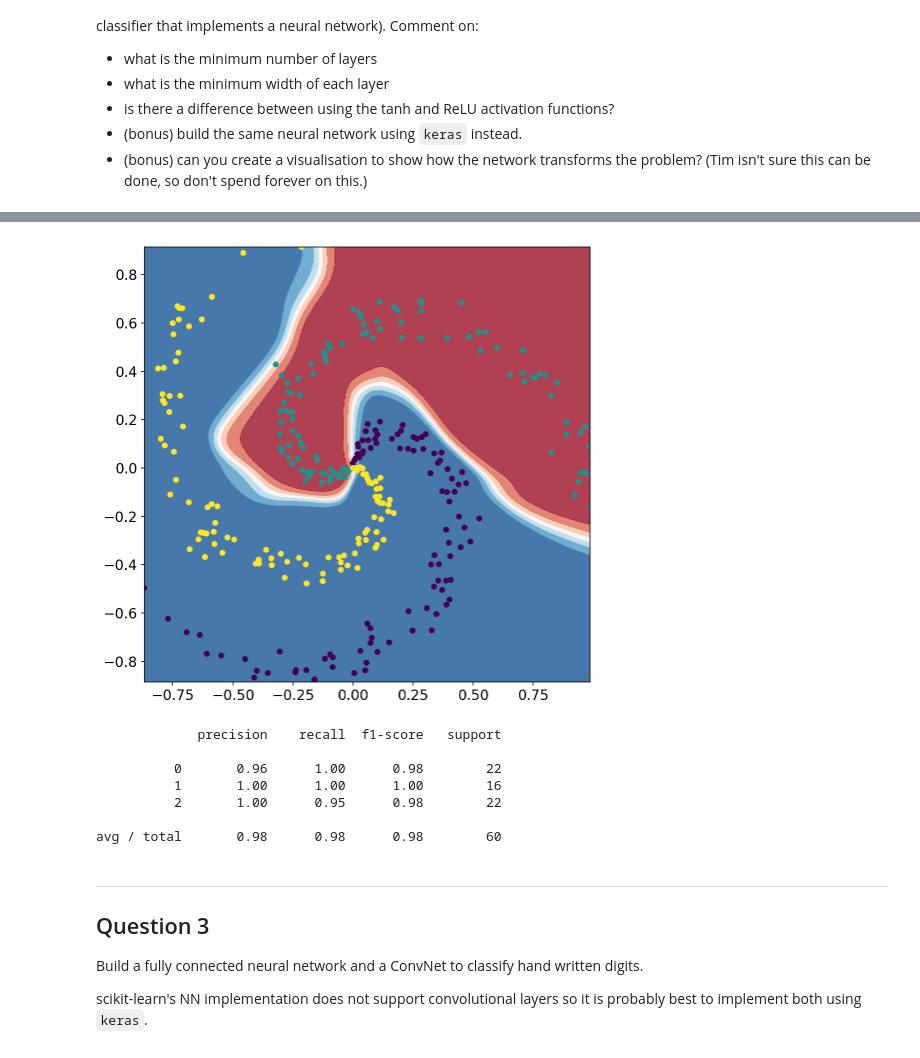
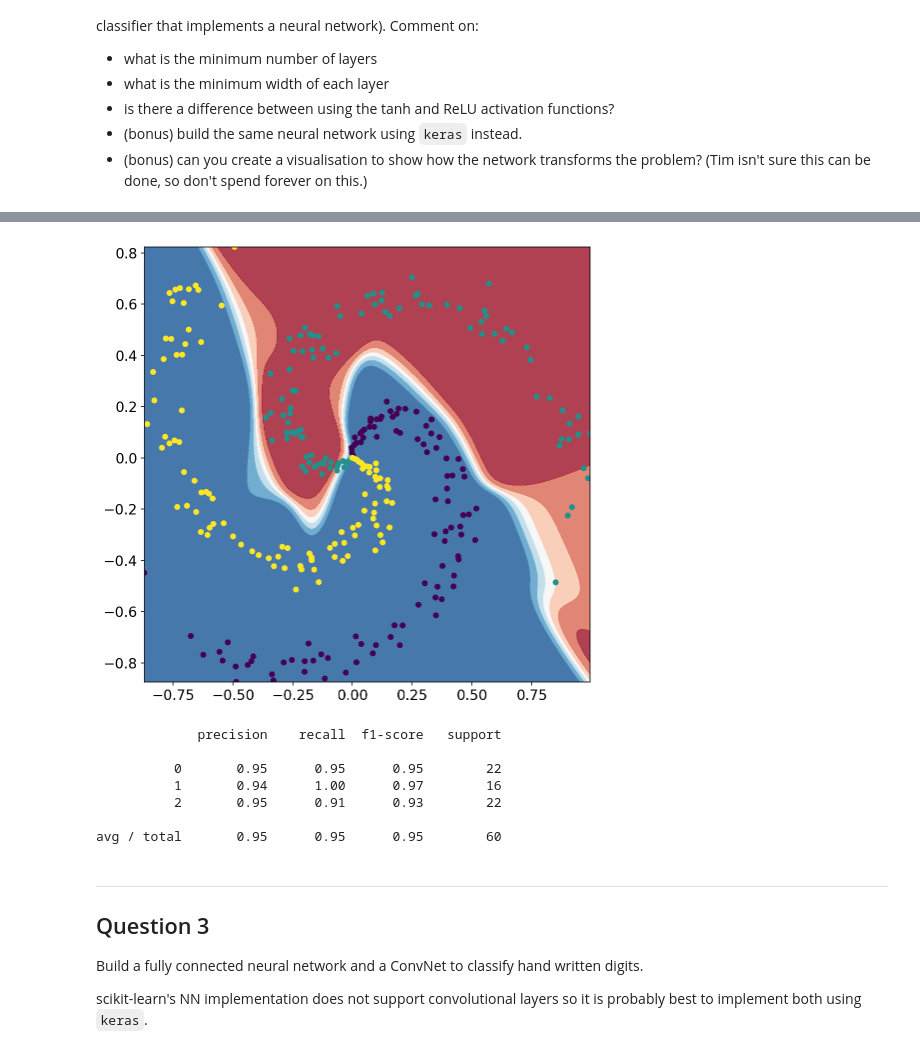
Before and after one commit to cemalper2/advanced_computing, a Jupyter notebook: 03-neural-networks/exercise.ipynb, the cells around one changed output, grey strips where cells are left out. Cells and saved outputs as stored; diff of their text form; code cells hidden in the pictures.

```diff
--- a/03-neural-networks/exercise.ipynb
+++ b/03-neural-networks/exercise.ipynb
@@ -251,5 +253,5 @@ avg / total       0.98      0.98      0.98        60
 # %%
-clf = MLPClassifier(activation='identity',hidden_layer_sizes=(100,20), verbose = False,learning_rate = 'adaptive', learning_rate_init = 0.05)
+clf = MLPClassifier(activation='identity',hidden_layer_sizes=(200,200), verbose = False,learning_rate = 'adaptive', learning_rate_init = 0.01)
 clf.fit(X_train,y_train)
 plot_surface(clf,X,y)
 clf.score(X_test,y_test)
@@ -266,18 +270,18 @@ avg / total       0.55      0.55      0.55        60
 # %%
-clf = MLPClassifier(activation='tanh',hidden_layer_sizes=(40,20), verbose = False,learning_rate = 'adaptive', learning_rate_init = 0.05)
+clf = MLPClassifier(activation='tanh',hidden_layer_sizes=(30,10), verbose = False,learning_rate = 'adaptive', learning_rate_init = 0.05)
 clf.fit(X_train,y_train)
 plot_surface(clf,X,y)
 clf.score(X_test,y_test)
 print(classification_report(y_test,clf.predict(X_test)))
 # %% [output]
-[figure, old version]
+[figure, new version]
              precision    recall  f1-score   support
 
-          0       0.96      1.00      0.98        22
-          1       1.00      1.00      1.00        16
-          2       1.00      0.95      0.98        22
+          0       0.95      0.95      0.95        22
+          1       0.94      1.00      0.97        16
+          2       0.95      0.91      0.93        22
 
-avg / total       0.98      0.98      0.98        60
+avg / total       0.95      0.95      0.95        60
 # %% [markdown]
 ---
 
```
Also changed, not shown: parts of 9 cells of this notebook.
